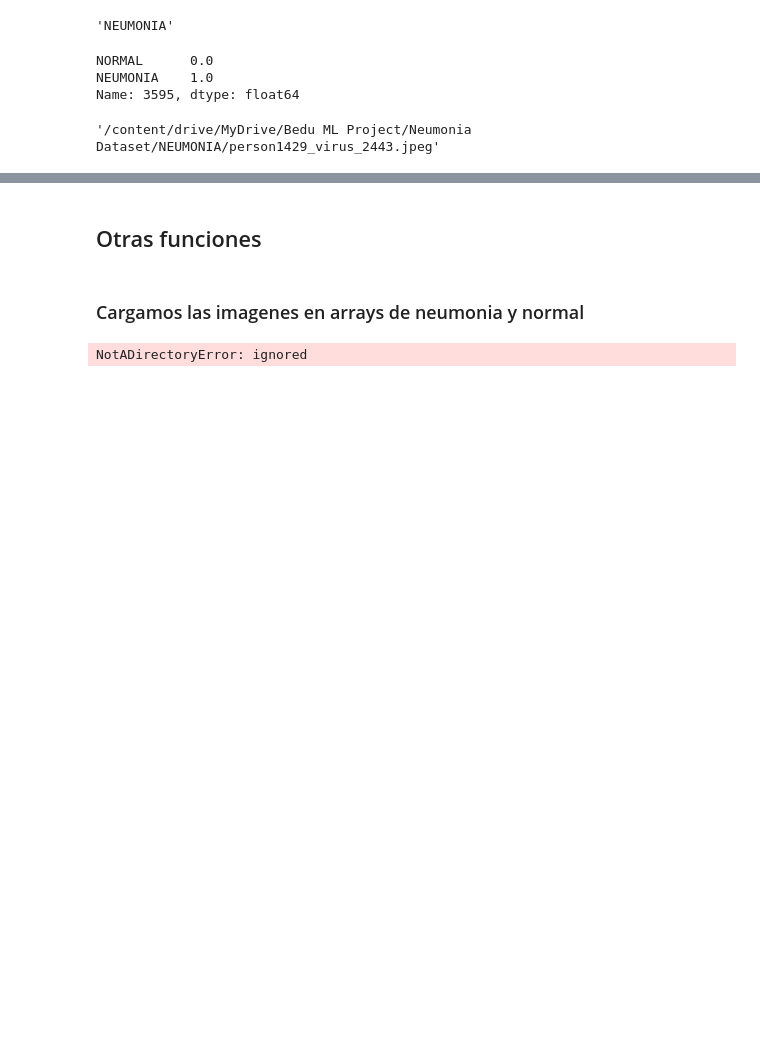
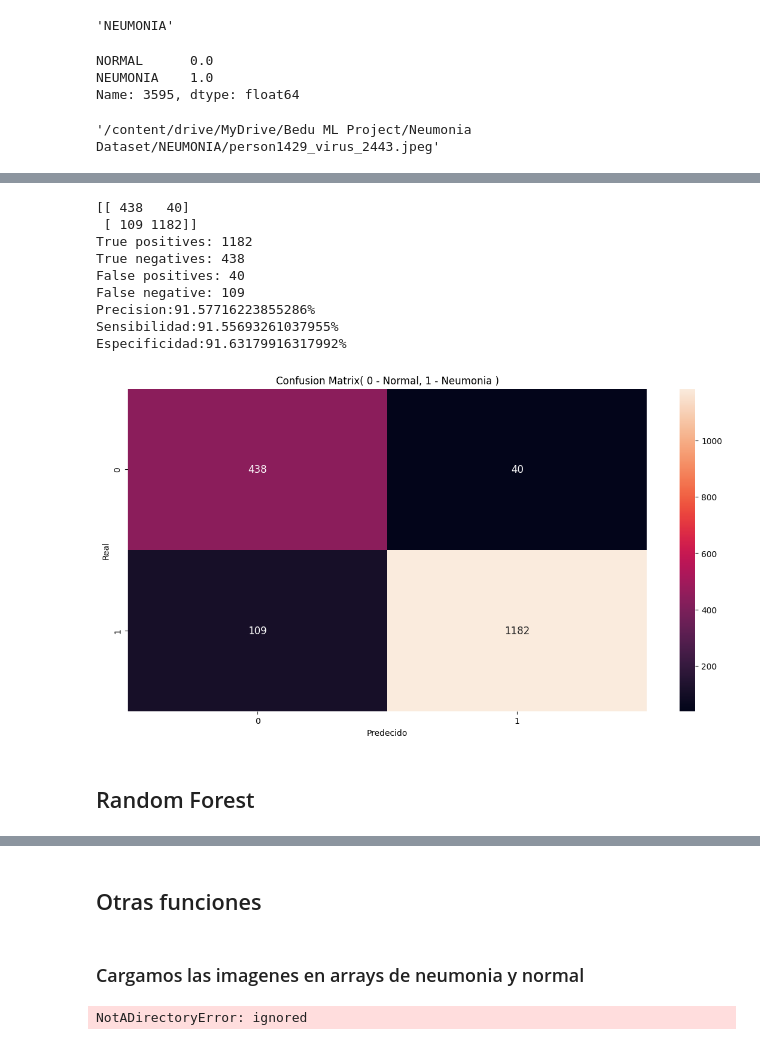
Before and after one commit to mornaeldernar/BeduML, a Jupyter notebook: Equipo11Bedu.ipynb, the cells around one changed output, grey strips where cells are left out. Saved outputs shown, nothing was run; the diff lists cells and outputs as text; code cells hidden in the pictures; blank space fills up the shorter version.

```diff
--- a/Equipo11Bedu.ipynb
+++ b/Equipo11Bedu.ipynb
@@ -420,0 +423,54 @@ mostrarImagen(x[indice_a_predecir])
+# %%
+from sklearn.metrics import confusion_matrix
+
+def calcularAccuracy(TP, TN, FP, FN):
+    accuracy = (TP + TN) / (TP + TN + FP + FN)
+    accuracy = accuracy * 100
+    return accuracy
+def calcularSensibilidad(TP, TN, FP, FN):
+    sensibilidad = TP / (TP + FN)
+    sensibilidad = sensibilidad * 100
+    return sensibilidad
+def calcularEspecificidad(TP, TN, FP, FN):
+    especificidad = TN / (TN + FP)
+    especificidad = especificidad * 100
+    return especificidad
+# %%
+def metricas(y_test, y_pred):
+  resultado = confusion_matrix(y_test, y_pred)
+  print(resultado)
+  (TN, FP, FN, TP) = resultado.ravel()
+  print("True positives: "+str(TP))
+  print("True negatives: "+str(TN))
+  print("False positives: "+str(FP))
+  print("False negative: "+str(FN))
+
+  acc = calcularAccuracy(TP, TN, FP, FN)
+  sen = calcularSensibilidad(TP, TN, FP, FN)
+  spec = calcularEspecificidad(TP, TN, FP, FN)
+  print("Precision:"+str(acc)+"%")
+  print("Sensibilidad:"+str(sen)+"%")
+  print("Especificidad:"+str(spec)+"%")
+  # Plot the confusion matrix as a heatmap.
+  plt.figure(figsize=[14, 7])
+  import seaborn as sn
+  sn.heatmap(resultado, annot=True, fmt='d', annot_kws={"size": 12})
+  plt.title('Confusion Matrix( 0 - Normal, 1 - Neumonia )')
+  plt.xlabel('Predecido')
+  plt.ylabel('Real')
+  plt.show()
+# %%
+metricas(y_labels, predicciones_labels)
+# %% [output]
+[[ 438   40]
+ [ 109 1182]]
+True positives: 1182
+True negatives: 438
+False positives: 40
+False negative: 109
+Precision:91.57716223855286%
+Sensibilidad:91.55693261037955%
+Especificidad:91.63179916317992%
+[figure, added]
+# %% [markdown]
+## Random Forest
```
Also changed, not shown: parts of 74 cells of this notebook.
